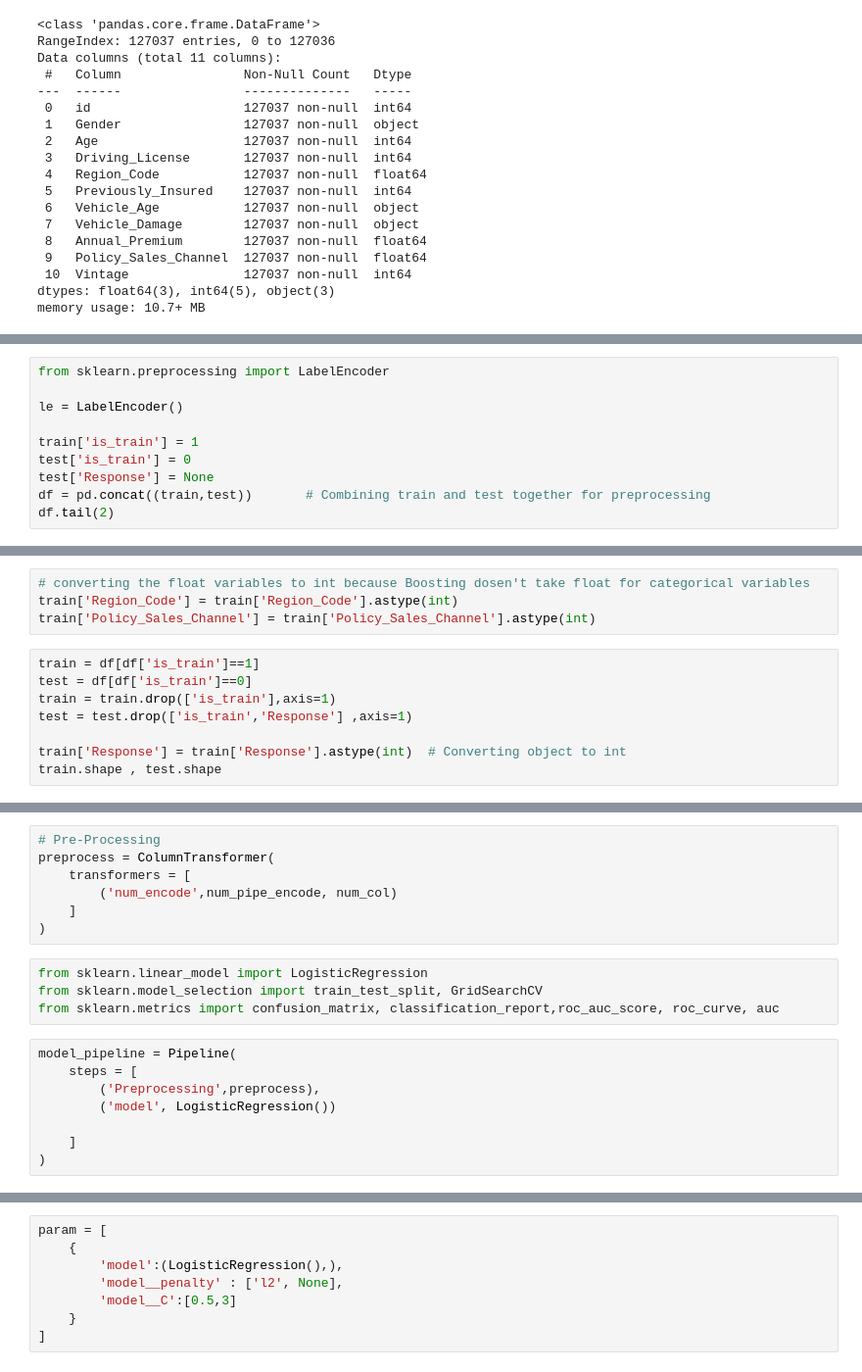
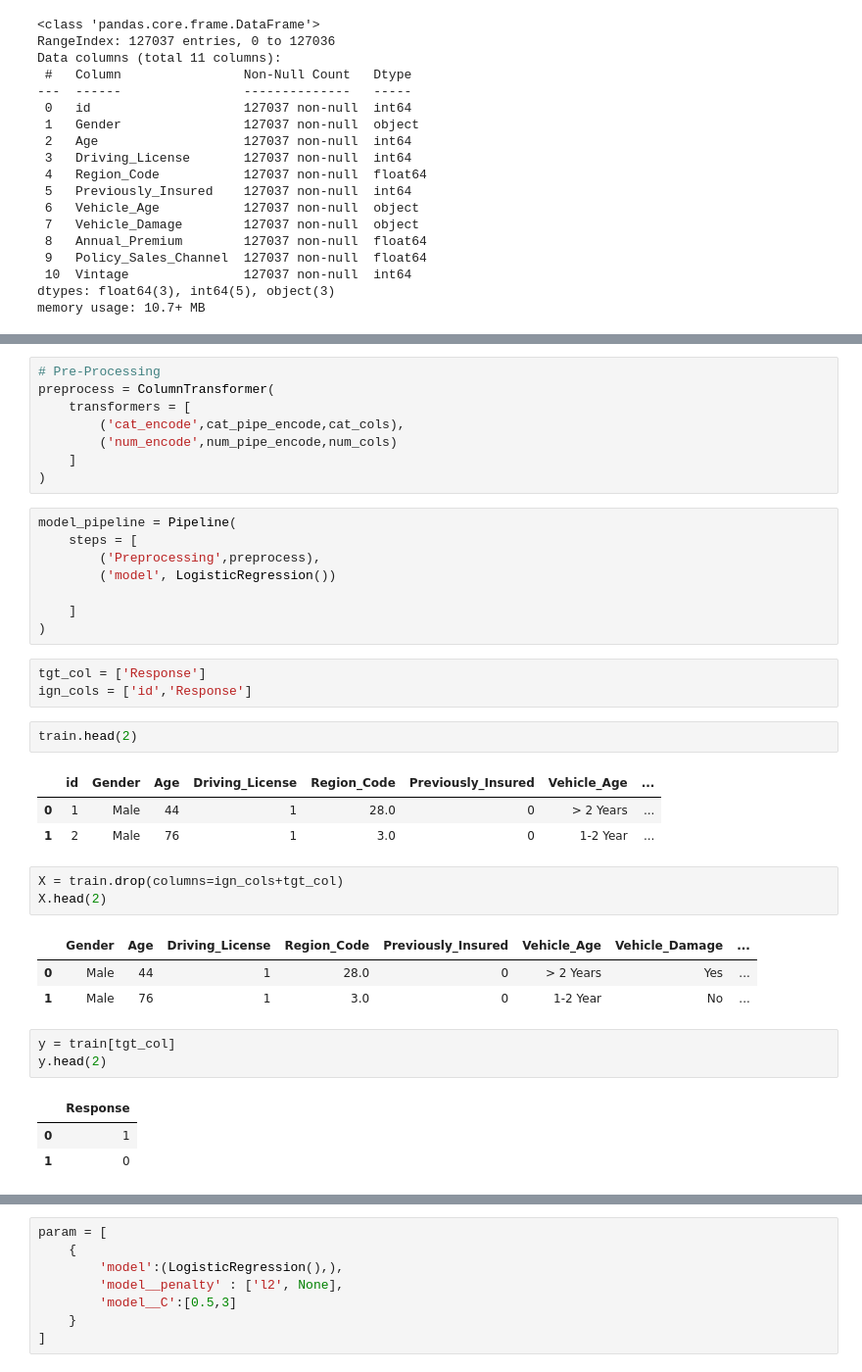
Before and after one commit to heberianmani/ds23_future_datascience_legend_work, a Jupyter notebook: Hackthon_30_11/cross_sell_prediction.ipynb, the cells around one changed output, grey strips where cells are left out. Shown: that part at 98% size. Drawn from its saved outputs; the diff is of its cells as text.

```diff
--- a/Hackthon_30_11/cross_sell_prediction.ipynb
+++ b/Hackthon_30_11/cross_sell_prediction.ipynb
@@ -336,10 +328,0 @@ test.head()
-# %%
-from sklearn.preprocessing import LabelEncoder
-
-le = LabelEncoder()
-
-train['is_train'] = 1
-test['is_train'] = 0
-test['Response'] = None
-df = pd.concat((train,test))       # Combining train and test together for preprocessing
-df.tail(2)
@@ -364,12 +328,0 @@ df.head()
-# %%
-# converting the float variables to int because Boosting dosen't take float for categorical variables
-train['Region_Code'] = train['Region_Code'].astype(int)
-train['Policy_Sales_Channel'] = train['Policy_Sales_Channel'].astype(int)
-# %%
-train = df[df['is_train']==1]
-test = df[df['is_train']==0]
-train = train.drop(['is_train'],axis=1)
-test = test.drop(['is_train','Response'] ,axis=1)
-
-train['Response'] = train['Response'].astype(int)  # Converting object to int
-train.shape , test.shape
@@ -409,13 +382,10 @@ num_pipe_encode = Pipeline(
 # Pre-Processing
 preprocess = ColumnTransformer(
     transformers = [
-        ('num_encode',num_pipe_encode, num_col)
+        ('cat_encode',cat_pipe_encode,cat_cols),
+        ('num_encode',num_pipe_encode,num_cols)
     ]
 )
-# %%
-from sklearn.linear_model import LogisticRegression
-from sklearn.model_selection import train_test_split, GridSearchCV
-from sklearn.metrics import confusion_matrix, classification_report,roc_auc_score, roc_curve, auc
 # %%
 model_pipeline = Pipeline(
     steps = [
@@ -424,4 +394,27 @@ model_pipeline = Pipeline(
 
     ]
 )
+# %%
+tgt_col = ['Response']
+ign_cols = ['id','Response']
+# %%
+train.head(2)
+# %% [output]
+|  | id | Gender | Age | Driving_License | Region_Code | Previously_Insured | Vehicle_Age | ... |
+| 0 | 1 | Male | 44 | 1 | 28.0 | 0 | > 2 Years | ... |
+| 1 | 2 | Male | 76 | 1 | 3.0 | 0 | 1-2 Year | ... |
+# %%
+X = train.drop(columns=ign_cols+tgt_col)
+X.head(2)
+# %% [output]
+|  | Gender | Age | Driving_License | Region_Code | Previously_Insured | Vehicle_Age | Vehicle_Damage | ... |
+| 0 | Male | 44 | 1 | 28.0 | 0 | > 2 Years | Yes | ... |
+| 1 | Male | 76 | 1 | 3.0 | 0 | 1-2 Year | No | ... |
+# %%
+y = train[tgt_col]
+y.head(2)
+# %% [output]
+|  | Response |
+| 0 | 1 |
+| 1 | 0 |
 # %%
```
Also changed, not shown: parts of 90 cells of this notebook, 14 other files.
